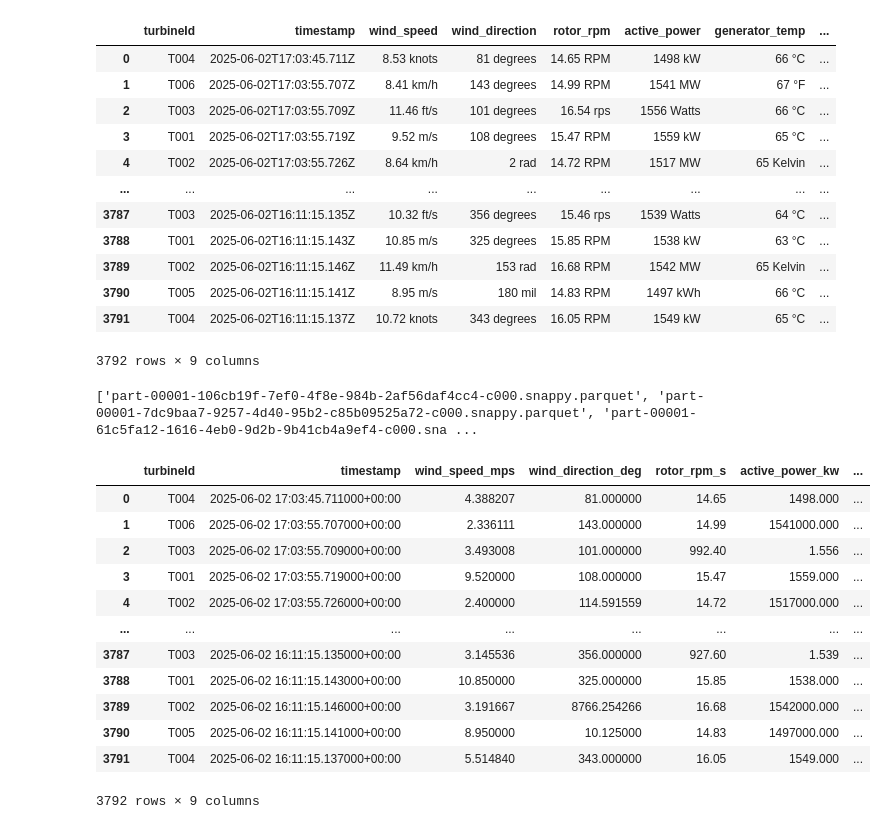
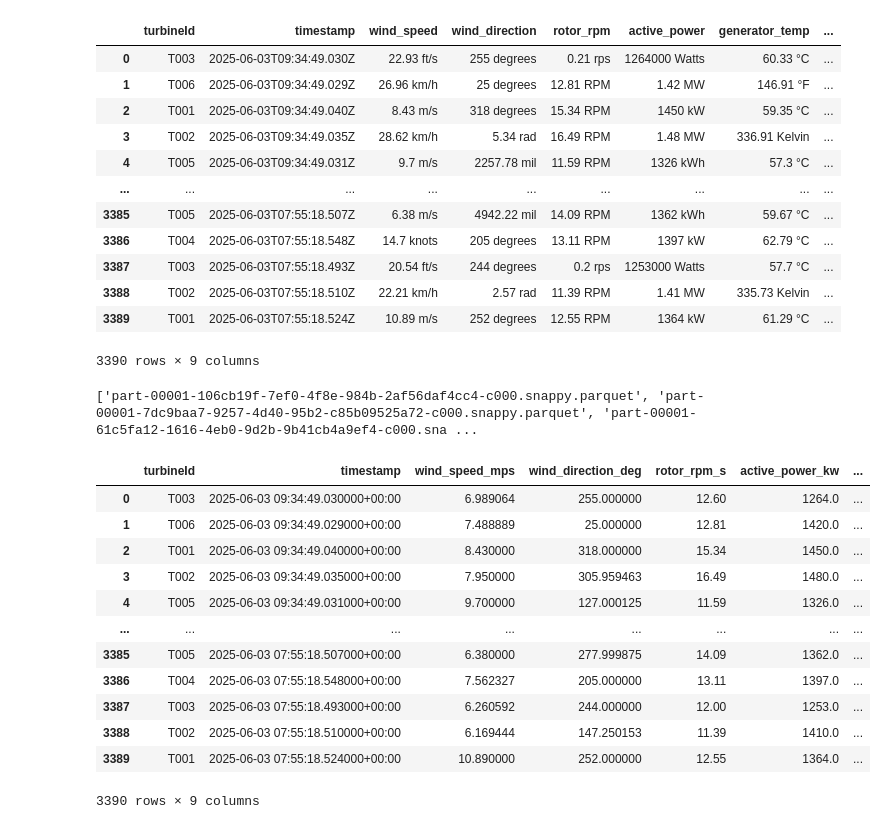
Before and after one commit to bogdan9876/analytical_and_nosql_labs, a Jupyter notebook: scripts/lab6.ipynb, the cells around one changed output. Drawn from its saved outputs; the diff is of its cells as text; code cells hidden in the pictures.

Commit message:
added agragated data

```diff
--- a/scripts/lab6.ipynb
+++ b/scripts/lab6.ipynb
@@ -11,7 +11,7 @@ load_dotenv()
 STORAGE_ACCOUNT_NAME = os.getenv("AZURE_STORAGE_ACCOUNT_NAME")
 AZURE_STORAGE_ACCESS_KEY = os.getenv("AZURE_STORAGE_ACCESS_KEY")
 CONTAINER_NAME = "test-container"
-delta_table_path = f"abfss://{CONTAINER_NAME}@{STORAGE_ACCOUNT_NAME}.dfs.core.windows.net/data"
+delta_table_path = f"abfss://{CONTAINER_NAME}@{STORAGE_ACCOUNT_NAME}.dfs.core.windows.net/data2"
 
 storage_options = {"azure_storage_account_name": STORAGE_ACCOUNT_NAME, "azure_storage_access_key": AZURE_STORAGE_ACCESS_KEY}
 
@@ -22,18 +22,18 @@ df = dt.to_pandas()
 df
 # %% [output]
 |  | turbineId | timestamp | wind_speed | wind_direction | rotor_rpm | active_power | generator_temp | ... |
-| 0 | T004 | 2025-06-02T17:03:45.711Z | 8.53 knots | 81 degrees | 14.65 RPM | 1498 kW | 66 °C | ... |
-| 1 | T006 | 2025-06-02T17:03:55.707Z | 8.41 km/h | 143 degrees | 14.99 RPM | 1541 MW | 67 °F | ... |
-| 2 | T003 | 2025-06-02T17:03:55.709Z | 11.46 ft/s | 101 degrees | 16.54 rps | 1556 Watts | 66 °C | ... |
-| 3 | T001 | 2025-06-02T17:03:55.719Z | 9.52 m/s | 108 degrees | 15.47 RPM | 1559 kW | 65 °C | ... |
-| 4 | T002 | 2025-06-02T17:03:55.726Z | 8.64 km/h | 2 rad | 14.72 RPM | 1517 MW | 65 Kelvin | ... |
+| 0 | T003 | 2025-06-03T09:34:49.030Z | 22.93 ft/s | 255 degrees | 0.21 rps | 1264000 Watts | 60.33 °C | ... |
+| 1 | T006 | 2025-06-03T09:34:49.029Z | 26.96 km/h | 25 degrees | 12.81 RPM | 1.42 MW | 146.91 °F | ... |
+| 2 | T001 | 2025-06-03T09:34:49.040Z | 8.43 m/s | 318 degrees | 15.34 RPM | 1450 kW | 59.35 °C | ... |
+| 3 | T002 | 2025-06-03T09:34:49.035Z | 28.62 km/h | 5.34 rad | 16.49 RPM | 1.48 MW | 336.91 Kelvin | ... |
+| 4 | T005 | 2025-06-03T09:34:49.031Z | 9.7 m/s | 2257.78 mil | 11.59 RPM | 1326 kWh | 57.3 °C | ... |
 | ... | ... | ... | ... | ... | ... | ... | ... | ... |
-| 3787 | T003 | 2025-06-02T16:11:15.135Z | 10.32 ft/s | 356 degrees | 15.46 rps | 1539 Watts | 64 °C | ... |
-| 3788 | T001 | 2025-06-02T16:11:15.143Z | 10.85 m/s | 325 degrees | 15.85 RPM | 1538 kW | 63 °C | ... |
-| 3789 | T002 | 2025-06-02T16:11:15.146Z | 11.49 km/h | 153 rad | 16.68 RPM | 1542 MW | 65 Kelvin | ... |
-| 3790 | T005 | 2025-06-02T16:11:15.141Z | 8.95 m/s | 180 mil | 14.83 RPM | 1497 kWh | 66 °C | ... |
-| 3791 | T004 | 2025-06-02T16:11:15.137Z | 10.72 knots | 343 degrees | 16.05 RPM | 1549 kW | 65 °C | ... |
+| 3385 | T005 | 2025-06-03T07:55:18.507Z | 6.38 m/s | 4942.22 mil | 14.09 RPM | 1362 kWh | 59.67 °C | ... |
+| 3386 | T004 | 2025-06-03T07:55:18.548Z | 14.7 knots | 205 degrees | 13.11 RPM | 1397 kW | 62.79 °C | ... |
+| 3387 | T003 | 2025-06-03T07:55:18.493Z | 20.54 ft/s | 244 degrees | 0.2 rps | 1253000 Watts | 57.7 °C | ... |
+| 3388 | T002 | 2025-06-03T07:55:18.510Z | 22.21 km/h | 2.57 rad | 11.39 RPM | 1.41 MW | 335.73 Kelvin | ... |
+| 3389 | T001 | 2025-06-03T07:55:18.524Z | 10.89 m/s | 252 degrees | 12.55 RPM | 1364 kW | 61.29 °C | ... |
-3792 rows × 9 columns
+3390 rows × 9 columns
 # %%
 print(dt.files())
 # %% [output]
@@ -90,7 +90,7 @@ def convert_power(val):
     if "mw" in val:
         return float(val.replace(" mw", "")) * 1000
     elif "kwh" in val:
-        return float(val.replace(" kwh", "")) * 1000
+        return float(val.replace(" kwh", ""))
     elif "kw" in val:
         return float(val.replace(" kw", ""))
     elif "watts" in val:
@@ -112,47 +112,51 @@ def convert_temp(val):
     else:
         return np.nan
 
 def convert_angle(val):
-    if pd.isna(val): return np.nan
-    val = val.lower()
+    if pd.isna(val):
+        return np.nan
+    val = val.lower().strip()
     if "degrees" in val:
-        return float(val.replace(" degrees", ""))
+        angle = float(val.replace(" degrees", ""))
     elif "radians" in val:
-        return float(val.replace(" radians", "")) * (180 / np.pi)
+        angle = float(val.replace(" radians", "")) * (180 / np.pi)
     elif "mil" in val:
-        return float(val.replace(" mil", "")) * 0.05625
+        angle = float(val.replace(" mil", "")) * 0.05625
     else:
         return np.nan
+
+    return angle % 360
+
 
 
 df['wind_speed_mps'] = df['wind_speed'].apply(convert_wind_speed)
 df['wind_direction_deg'] = df['wind_direction'].apply(convert_direction)
 df['rotor_rpm_s'] = df['rotor_rpm'].apply(convert_rpm)
 df['active_power_kw'] = df['active_power'].apply(convert_power)
 df['generator_temp_c'] = df['generator_temp'].apply(convert_temp)
 df['gearbox_temp_c'] = df['gearbox_temp'].apply(convert_temp)
 df['pitch_angle_deg'] = df['pitch_angle'].apply(convert_angle)
 
 df_converted = df[[
     'turbineId', 'timestamp',
     'wind_speed_mps', 'wind_direction_deg',
     'rotor_rpm_s', 'active_power_kw',
     'generator_temp_c', 'gearbox_temp_c',
     'pitch_angle_deg'
 ]]
 
 df_converted
 # %% [output]
 |  | turbineId | timestamp | wind_speed_mps | wind_direction_deg | rotor_rpm_s | active_power_kw | ... |
-| 0 | T004 | 2025-06-02 17:03:45.711000+00:00 | 4.388207 | 81.000000 | 14.65 | 1498.000 | ... |
-| 1 | T006 | 2025-06-02 17:03:55.707000+00:00 | 2.336111 | 143.000000 | 14.99 | 1541000.000 | ... |
-| 2 | T003 | 2025-06-02 17:03:55.709000+00:00 | 3.493008 | 101.000000 | 992.40 | 1.556 | ... |
-| 3 | T001 | 2025-06-02 17:03:55.719000+00:00 | 9.520000 | 108.000000 | 15.47 | 1559.000 | ... |
-| 4 | T002 | 2025-06-02 17:03:55.726000+00:00 | 2.400000 | 114.591559 | 14.72 | 1517000.000 | ... |
+| 0 | T003 | 2025-06-03 09:34:49.030000+00:00 | 6.989064 | 255.000000 | 12.60 | 1264.0 | ... |
+| 1 | T006 | 2025-06-03 09:34:49.029000+00:00 | 7.488889 | 25.000000 | 12.81 | 1420.0 | ... |
+| 2 | T001 | 2025-06-03 09:34:49.040000+00:00 | 8.430000 | 318.000000 | 15.34 | 1450.0 | ... |
+| 3 | T002 | 2025-06-03 09:34:49.035000+00:00 | 7.950000 | 305.959463 | 16.49 | 1480.0 | ... |
+| 4 | T005 | 2025-06-03 09:34:49.031000+00:00 | 9.700000 | 127.000125 | 11.59 | 1326.0 | ... |
 | ... | ... | ... | ... | ... | ... | ... | ... |
-| 3787 | T003 | 2025-06-02 16:11:15.135000+00:00 | 3.145536 | 356.000000 | 927.60 | 1.539 | ... |
-| 3788 | T001 | 2025-06-02 16:11:15.143000+00:00 | 10.850000 | 325.000000 | 15.85 | 1538.000 | ... |
-| 3789 | T002 | 2025-06-02 16:11:15.146000+00:00 | 3.191667 | 8766.254266 | 16.68 | 1542000.000 | ... |
-| 3790 | T005 | 2025-06-02 16:11:15.141000+00:00 | 8.950000 | 10.125000 | 14.83 | 1497000.000 | ... |
-| 3791 | T004 | 2025-06-02 16:11:15.137000+00:00 | 5.514840 | 343.000000 | 16.05 | 1549.000 | ... |
+| 3385 | T005 | 2025-06-03 07:55:18.507000+00:00 | 6.380000 | 277.999875 | 14.09 | 1362.0 | ... |
+| 3386 | T004 | 2025-06-03 07:55:18.548000+00:00 | 7.562327 | 205.000000 | 13.11 | 1397.0 | ... |
+| 3387 | T003 | 2025-06-03 07:55:18.493000+00:00 | 6.260592 | 244.000000 | 12.00 | 1253.0 | ... |
+| 3388 | T002 | 2025-06-03 07:55:18.510000+00:00 | 6.169444 | 147.250153 | 11.39 | 1410.0 | ... |
+| 3389 | T001 | 2025-06-03 07:55:18.524000+00:00 | 10.890000 | 252.000000 | 12.55 | 1364.0 | ... |
-3792 rows × 9 columns
+3390 rows × 9 columns
```
Also changed, not shown: parts of 8 cells of this notebook.
